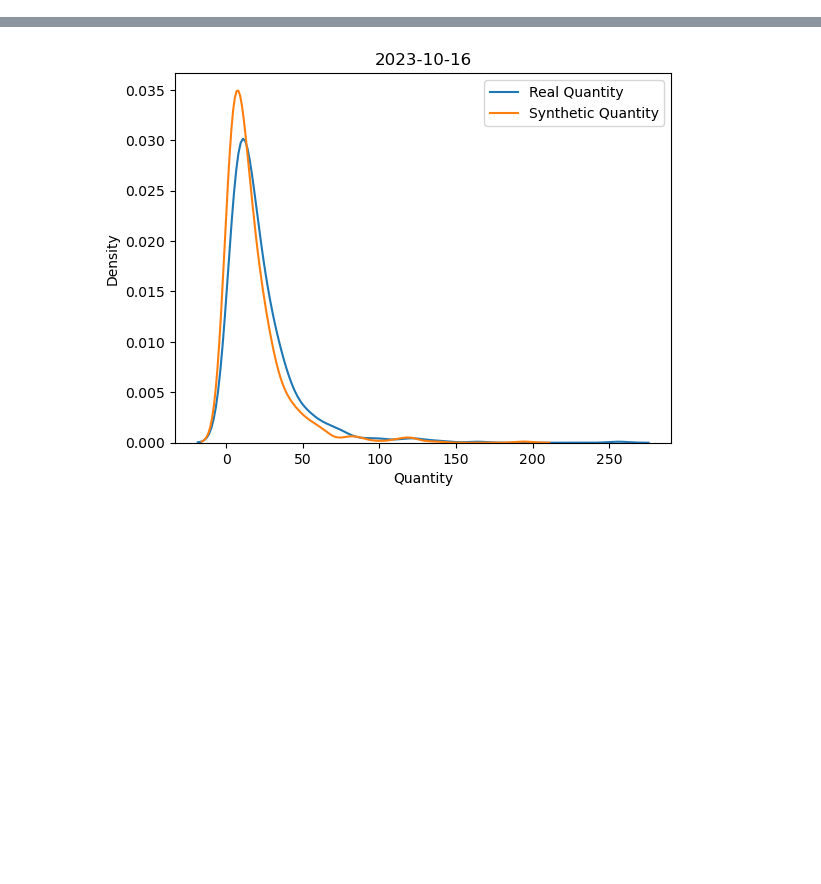
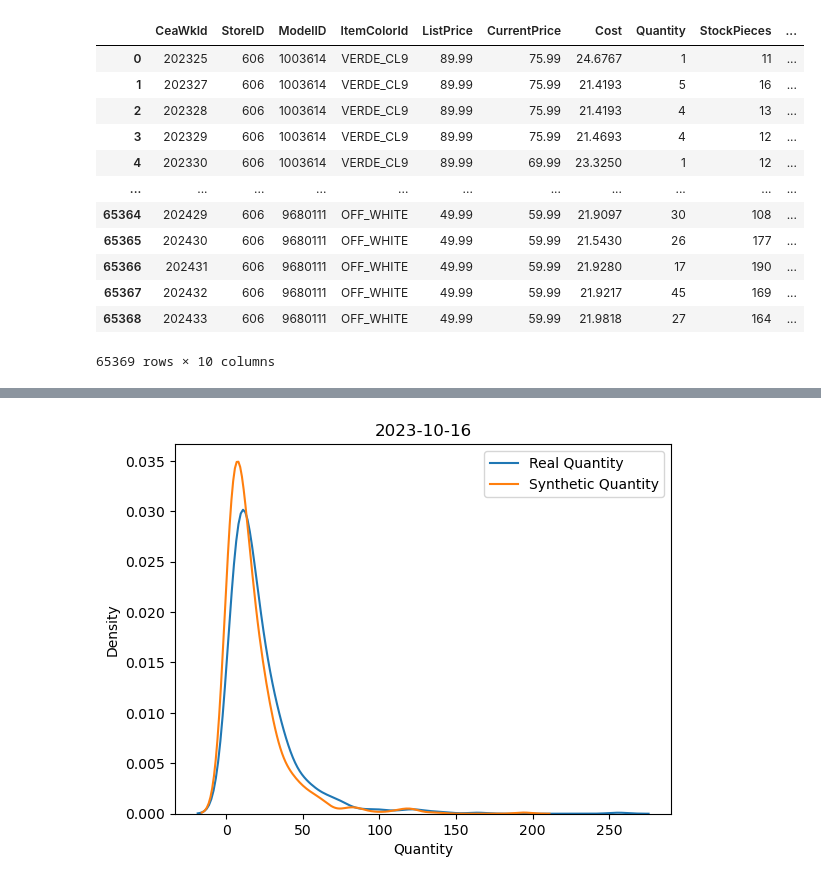
Before and after one commit to maoa20/Pricing_Synthetic, a Jupyter notebook: Test_model.ipynb, the cells around one changed output, grey strips where cells are left out. Drawn from its saved outputs; the diff is of its cells as text; code cells hidden in the pictures; blank space fills up the shorter version.

```diff
--- a/Test_model.ipynb
+++ b/Test_model.ipynb
@@ -5,6 +5,22 @@ import matplotlib.pyplot as plt
 import seaborn as sns
 # %%
 df= pd.read_parquet(r'C:\Users\miguel.ortiz\Documents\Doutorado\Synthetic\codes\dados\df_complete_cases.parquet')
+# %%
+df
+# %% [output]
+|  | CeaWkId | StoreID | ModelID | ItemColorId | ListPrice | CurrentPrice | Cost | Quantity | StockPieces | ... |
+| 0 | 202325 | 606 | 1003614 | VERDE_CL9 | 89.99 | 75.99 | 24.6767 | 1 | 11 | ... |
+| 1 | 202327 | 606 | 1003614 | VERDE_CL9 | 89.99 | 75.99 | 21.4193 | 5 | 16 | ... |
+| 2 | 202328 | 606 | 1003614 | VERDE_CL9 | 89.99 | 75.99 | 21.4193 | 4 | 13 | ... |
+| 3 | 202329 | 606 | 1003614 | VERDE_CL9 | 89.99 | 75.99 | 21.4693 | 4 | 12 | ... |
+| 4 | 202330 | 606 | 1003614 | VERDE_CL9 | 89.99 | 69.99 | 23.3250 | 1 | 12 | ... |
+| ... | ... | ... | ... | ... | ... | ... | ... | ... | ... | ... |
+| 65364 | 202429 | 606 | 9680111 | OFF_WHITE | 49.99 | 59.99 | 21.9097 | 30 | 108 | ... |
+| 65365 | 202430 | 606 | 9680111 | OFF_WHITE | 49.99 | 59.99 | 21.5430 | 26 | 177 | ... |
+| 65366 | 202431 | 606 | 9680111 | OFF_WHITE | 49.99 | 59.99 | 21.9280 | 17 | 190 | ... |
+| 65367 | 202432 | 606 | 9680111 | OFF_WHITE | 49.99 | 59.99 | 21.9217 | 45 | 169 | ... |
+| 65368 | 202433 | 606 | 9680111 | OFF_WHITE | 49.99 | 59.99 | 21.9818 | 27 | 164 | ... |
+65369 rows × 10 columns
 # %%
 categorical_features = ['ModelID', 'ItemColorId']
 numerical_features = ['ListPrice', 'CurrentPrice', 'Cost', 'Quantity', 'StockPieces']
```
